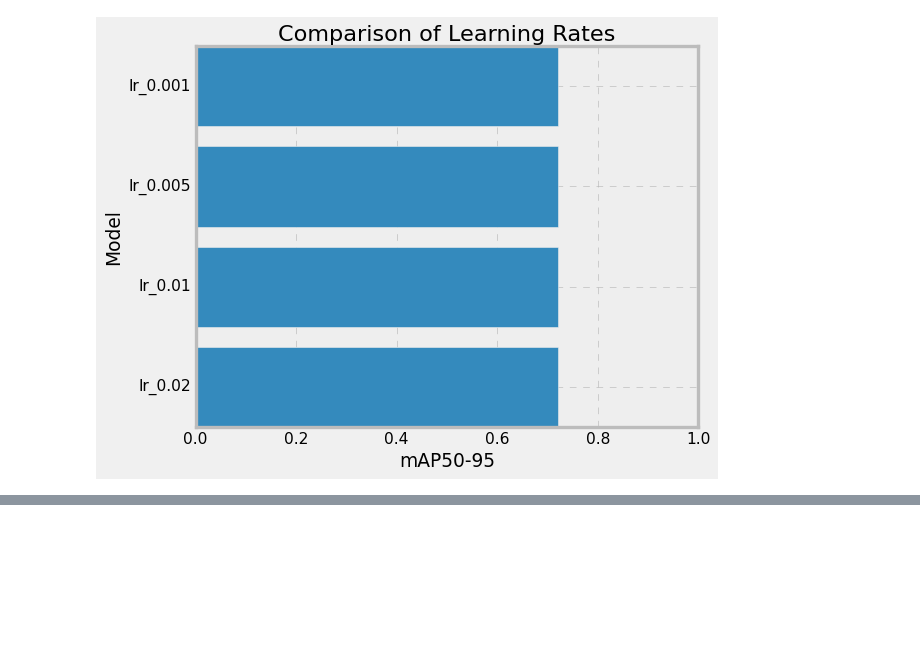
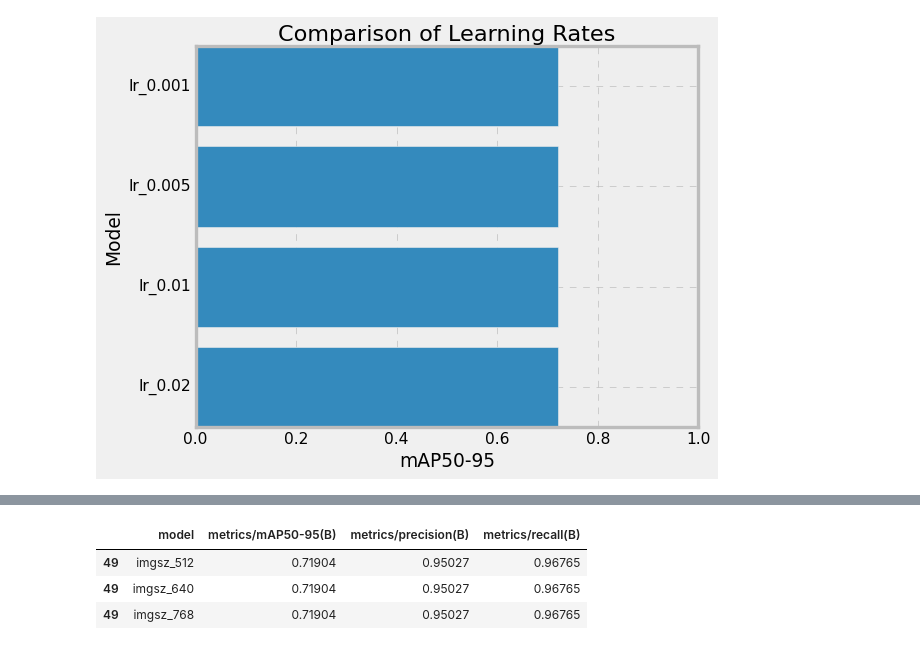
Before and after one commit to SenchouKouri/dpp, a Jupyter notebook: notebooks/main.ipynb, the cells around one changed output, grey strips where cells are left out. Cells and saved outputs as stored; diff of their text form; code cells hidden in the pictures; blank space fills up the shorter version.

Commit message:
Tested nano and small model set. Tested imgsz 512, 640 and 768.

```diff
--- a/notebooks/main.ipynb
+++ b/notebooks/main.ipynb
@@ -367,0 +405,19 @@ plt.show();
+# %%
+import os
+
+best_epochs = []
+
+run_dir = f'../data/raw/{dataset_name}/data/runs/detect'
+
+model_size = ['nano', 'small']
+
+for run in model_size:
+    result_path = os.path.join(run_dir, f'{dataset_name}_{run}/results.csv')
+    df = pd.read_csv(result_path)
+    best_row = df.loc[df['metrics/mAP50-95(B)'].idxmax()].copy()
+    best_row['model'] = os.path.basename(f'{run}')
+    best_epochs.append(best_row)
+
+df_lr = pd.DataFrame(best_epochs)
+
+df_lr[['model', 'metrics/mAP50-95(B)', 'metrics/precision(B)', 'metrics/recall(B)']].sort_values('metrics/mAP50-95(B)', ascending=False)
@@ -367,0 +465,24 @@ plt.show();
+# %%
+import os
+
+best_epochs = []
+
+run_dir = f'../data/raw/{dataset_name}/data/runs/detect'
+
+img_size = [512, 640, 768]
+
+for run in img_size:
+    result_path = os.path.join(run_dir, f'{dataset_name}_imgsz_{size}/results.csv')
+    df = pd.read_csv(result_path)
+    best_row = df.loc[df['metrics/mAP50-95(B)'].idxmax()].copy()
+    best_row['model'] = os.path.basename(f'imgsz_{run}')
+    best_epochs.append(best_row)
+
+df_lr = pd.DataFrame(best_epochs)
+
+df_lr[['model', 'metrics/mAP50-95(B)', 'metrics/precision(B)', 'metrics/recall(B)']].sort_values('metrics/mAP50-95(B)', ascending=False)
+# %% [output]
+|  | model | metrics/mAP50-95(B) | metrics/precision(B) | metrics/recall(B) |
+| 49 | imgsz_512 | 0.71904 | 0.95027 | 0.96765 |
+| 49 | imgsz_640 | 0.71904 | 0.95027 | 0.96765 |
+| 49 | imgsz_768 | 0.71904 | 0.95027 | 0.96765 |
```
Also changed, not shown: parts of 3 cells of this notebook, 1 other file.
